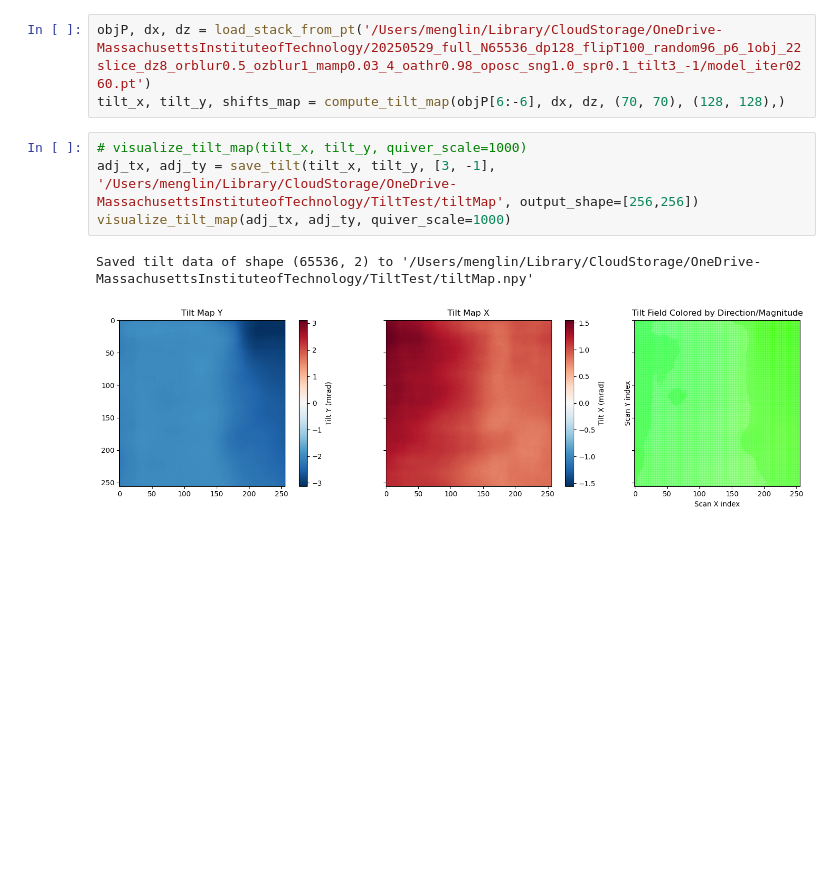
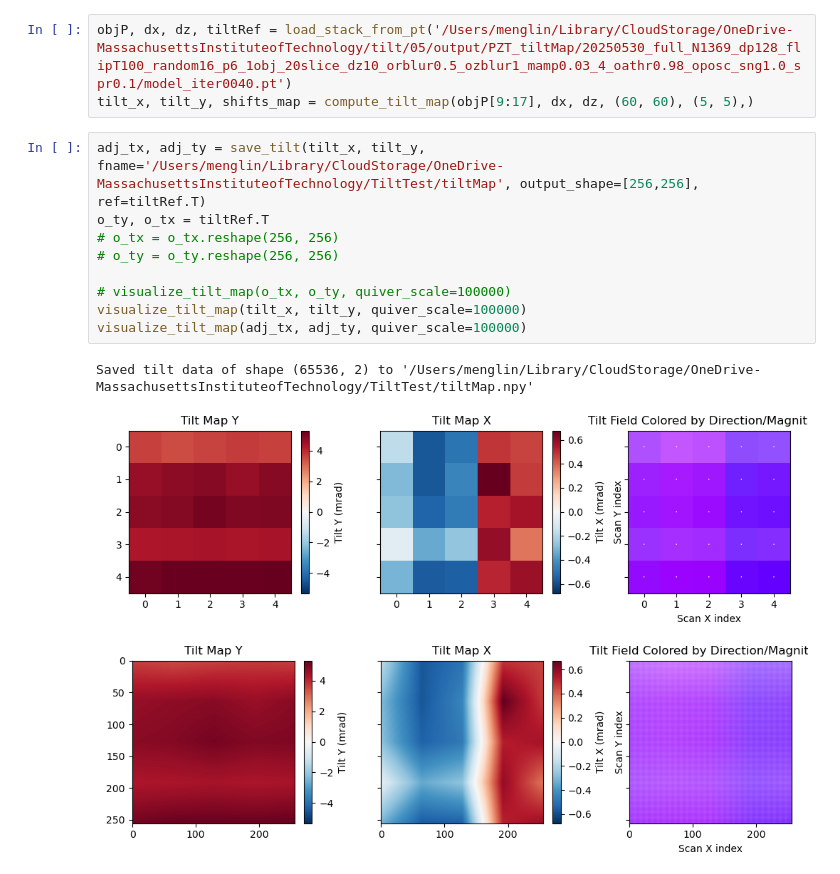
Before and after one commit to mlz-EM/ptyrad, a Jupyter notebook: scripts/get_tilt_map.ipynb, the cells around one changed output. Saved outputs shown, nothing was run; the diff lists cells and outputs as text; blank space fills up the shorter version.

Commit message:
checked the convetion, missing a factor of 10 somewhere
tilt map from correlation patches

```diff
--- a/scripts/get_tilt_map.ipynb
+++ b/scripts/get_tilt_map.ipynb
@@ -192,11 +196,17 @@ def compute_tilt_map_EMPAD():
     pass
 # %%
-objP, dx, dz = load_stack_from_pt('/Users/menglin/Library/CloudStorage/OneDrive-MassachusettsInstituteofTechnology/20250529_full_N65536_dp128_flipT100_random96_p6_1obj_22slice_dz8_orblur0.5_ozblur1_mamp0.03_4_oathr0.98_oposc_sng1.0_spr0.1_tilt3_-1/model_iter0260.pt')
-tilt_x, tilt_y, shifts_map = compute_tilt_map(objP[6:-6], dx, dz, (70, 70), (128, 128),)
+objP, dx, dz, tiltRef = load_stack_from_pt('/Users/menglin/Library/CloudStorage/OneDrive-MassachusettsInstituteofTechnology/tilt/05/output/PZT_tiltMap/20250530_full_N1369_dp128_flipT100_random16_p6_1obj_20slice_dz10_orblur0.5_ozblur1_mamp0.03_4_oathr0.98_oposc_sng1.0_spr0.1/model_iter0040.pt')
+tilt_x, tilt_y, shifts_map = compute_tilt_map(objP[9:17], dx, dz, (60, 60), (5, 5),)
 # %%
-# visualize_tilt_map(tilt_x, tilt_y, quiver_scale=1000)
-adj_tx, adj_ty = save_tilt(tilt_x, tilt_y, [3, -1], '/Users/menglin/Library/CloudStorage/OneDrive-MassachusettsInstituteofTechnology/TiltTest/tiltMap', output_shape=[256,256])
-visualize_tilt_map(adj_tx, adj_ty, quiver_scale=1000)
+adj_tx, adj_ty = save_tilt(tilt_x, tilt_y, fname='/Users/menglin/Library/CloudStorage/OneDrive-MassachusettsInstituteofTechnology/TiltTest/tiltMap', output_shape=[256,256], ref=tiltRef.T)
+o_ty, o_tx = tiltRef.T
+# o_tx = o_tx.reshape(256, 256)
+# o_ty = o_ty.reshape(256, 256)
+
+# visualize_tilt_map(o_tx, o_ty, quiver_scale=100000)
+visualize_tilt_map(tilt_x, tilt_y, quiver_scale=100000)
+visualize_tilt_map(adj_tx, adj_ty, quiver_scale=100000)
 # %% [output]
 Saved tilt data of shape (65536, 2) to '/Users/menglin/Library/CloudStorage/OneDrive-MassachusettsInstituteofTechnology/TiltTest/tiltMap.npy'
-[figure, old version]
+[figure, new version]
+[figure, added]
```
Also changed, not shown: parts of 2 cells of this notebook, 2 other files.
